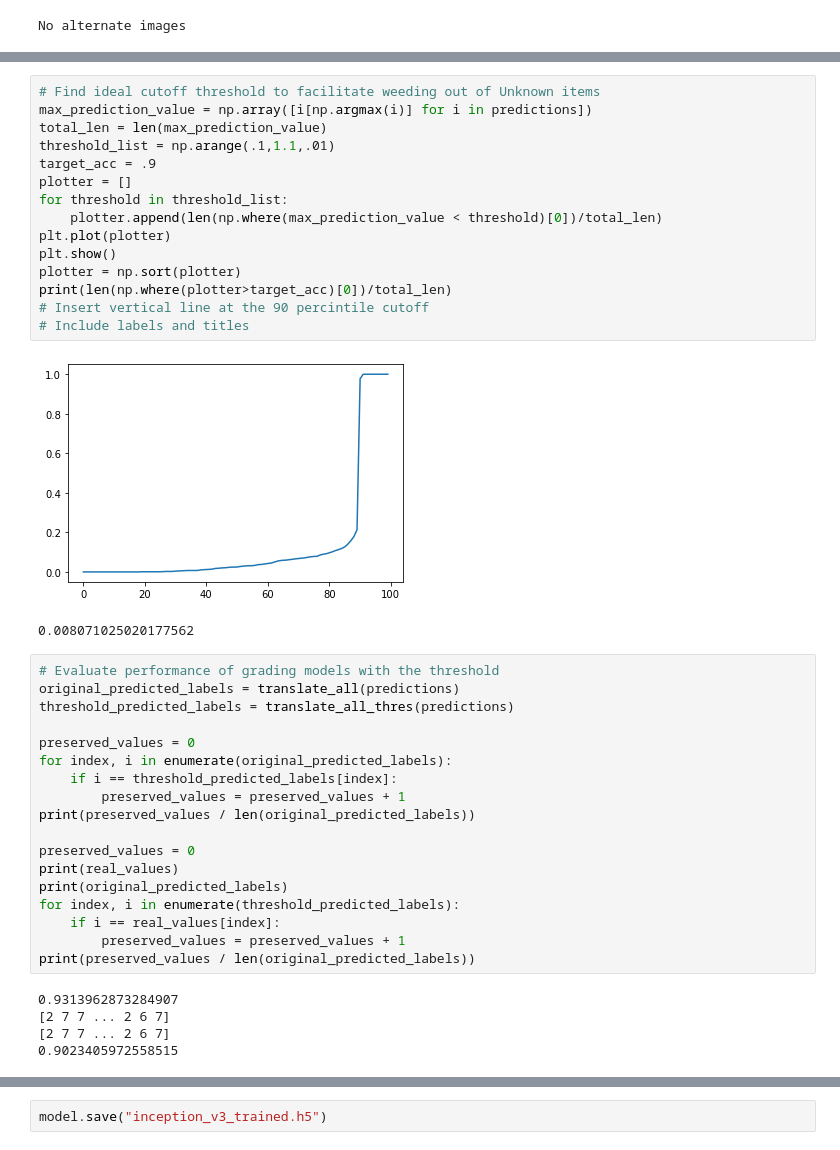
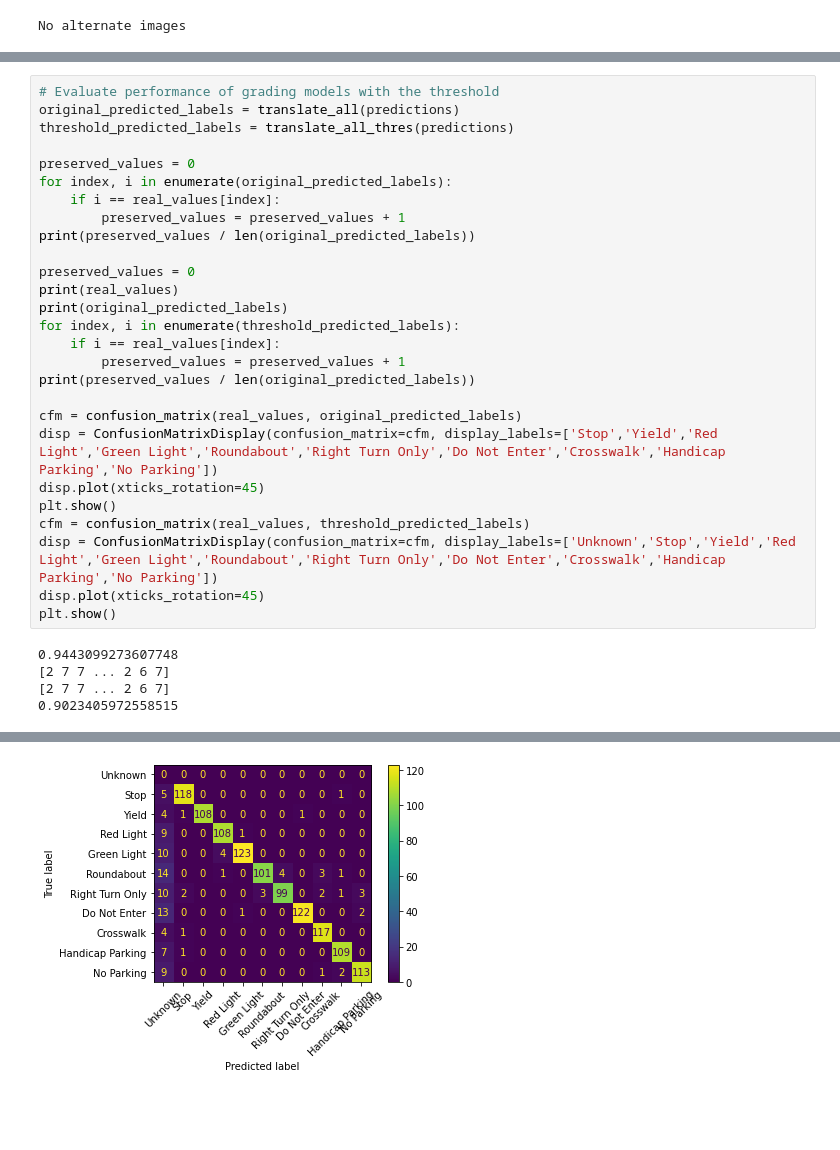
Before and after one commit to EEL5840-EEE4773-Summer2022/final-project-car-people, a Jupyter notebook: FinalProject.ipynb, the cells around one changed output, grey strips where cells are left out. Drawn from its saved outputs; the diff is of its cells as text; blank space fills up the shorter version.

```diff
--- a/FinalProject.ipynb
+++ b/FinalProject.ipynb
@@ -254,21 +254,3 @@ Clipping input data to the valid range for imshow with RGB data ([0..1] for floa
-# %%
-# Find ideal cutoff threshold to facilitate weeding out of Unknown items
-max_prediction_value = np.array([i[np.argmax(i)] for i in predictions])
-total_len = len(max_prediction_value)
-threshold_list = np.arange(.1,1.1,.01)
-target_acc = .9
-plotter = []
-for threshold in threshold_list:
-    plotter.append(len(np.where(max_prediction_value < threshold)[0])/total_len)
-plt.plot(plotter)
-plt.show()
-plotter = np.sort(plotter)
-print(len(np.where(plotter>target_acc)[0])/total_len)
-# Insert vertical line at the 90 percintile cutoff
-# Include labels and titles
-# %% [output]
-[figure, removed]
-0.008071025020177562
 # %%
 # Evaluate performance of grading models with the threshold
 original_predicted_labels = translate_all(predictions)
@@ -276,7 +258,7 @@ threshold_predicted_labels = translate_all_thres(predictions)
 
 preserved_values = 0
 for index, i in enumerate(original_predicted_labels):
-    if i == threshold_predicted_labels[index]:
+    if i == real_values[index]:
         preserved_values = preserved_values + 1
 print(preserved_values / len(original_predicted_labels))
 
@@ -287,8 +269,17 @@ for index, i in enumerate(threshold_predicted_labels):
     if i == real_values[index]:
         preserved_values = preserved_values + 1
 print(preserved_values / len(original_predicted_labels))
+
+cfm = confusion_matrix(real_values, original_predicted_labels)
+disp = ConfusionMatrixDisplay(confusion_matrix=cfm, display_labels=['Stop','Yield','Red Light','Green Light','Roundabout','Right Turn Only','Do Not Enter','Crosswalk','Handicap Parking','No Parking'])
+disp.plot(xticks_rotation=45)
+plt.show()
+cfm = confusion_matrix(real_values, threshold_predicted_labels)
+disp = ConfusionMatrixDisplay(confusion_matrix=cfm, display_labels=['Unknown','Stop','Yield','Red Light','Green Light','Roundabout','Right Turn Only','Do Not Enter','Crosswalk','Handicap Parking','No Parking'])
+disp.plot(xticks_rotation=45)
+plt.show()
 # %% [output]
-0.9313962873284907
+0.9443099273607748
 [2 7 7 ... 2 6 7]
 [2 7 7 ... 2 6 7]
 0.9023405972558515
@@ -295,2 +287 @@ print(preserved_values / len(original_predicted_labels))
+[figure, added]
-# %%
-model.save("inception_v3_trained.h5")
```
Also changed, not shown: parts of 5 cells of this notebook, 4 other files.
